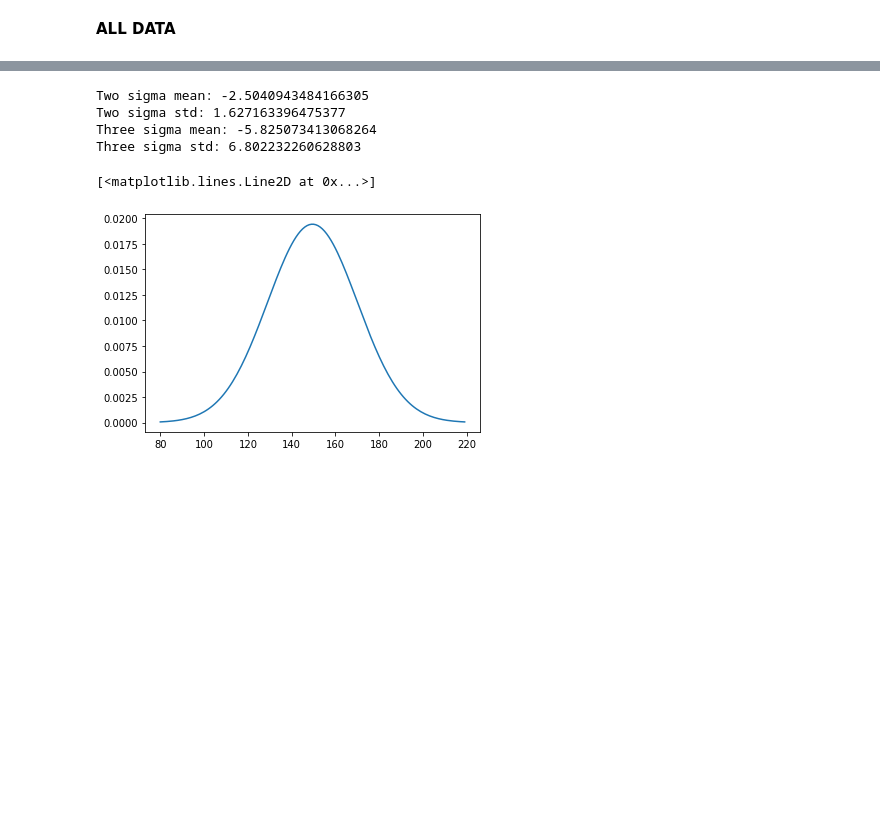
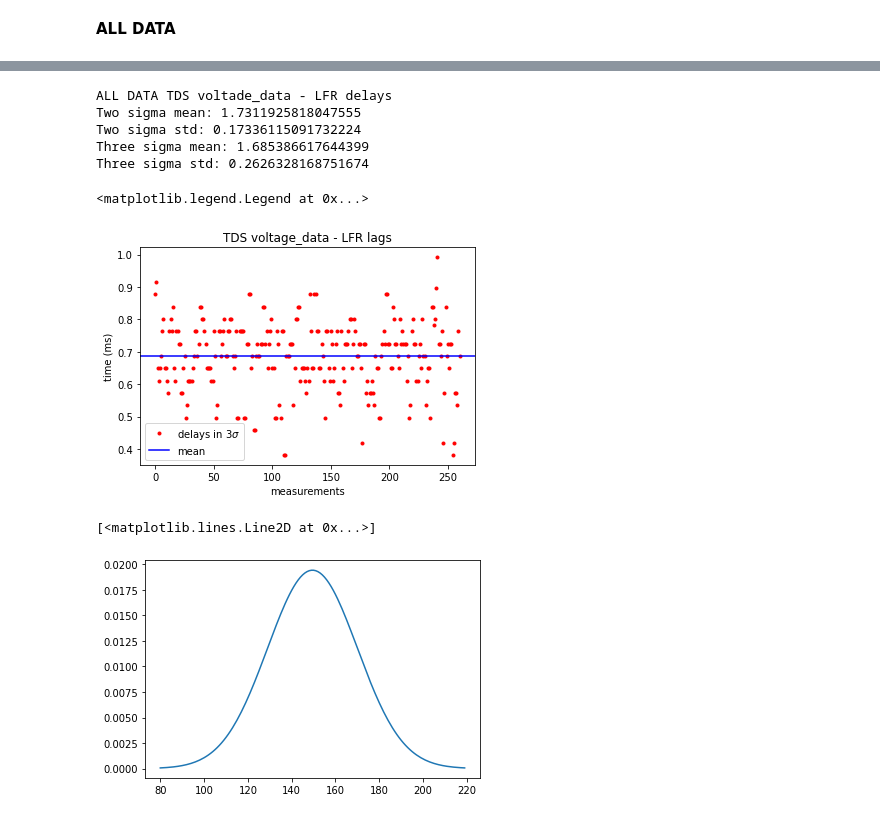
Before and after one commit to formanet415/tds-lfr_calibration, a Jupyter notebook: UPF_test2.ipynb, the cells around one changed output, grey strips where cells are left out. Saved outputs shown, nothing was run; the diff lists cells and outputs as text; code cells hidden in the pictures; blank space fills up the shorter version.

```diff
--- a/UPF_test2.ipynb
+++ b/UPF_test2.ipynb
@@ -253,14 +329,26 @@ plt.plot(twosigma/lsp, 'b.')
 # %%
+print('ALL DATA TDS voltade_data - LFR delays')
 print('Two sigma mean: ' + str(np.mean(twosigma/lsp)))
 print('Two sigma std: ' + str(np.std(twosigma/lsp,ddof=1)))
 
 print('Three sigma mean: ' + str(np.mean(threesigma/lsp)))
 print('Three sigma std: ' + str(np.std(threesigma/lsp,ddof=1)))
 # %% [output]
-Two sigma mean: -2.5040943484166305
-Two sigma std: 1.627163396475377
-Three sigma mean: -5.825073413068264
-Three sigma std: 6.802232260628803
+ALL DATA TDS voltade_data - LFR delays
+Two sigma mean: 1.7311925818047555
+Two sigma std: 0.17336115091732224
+Three sigma mean: 1.685386617644399
+Three sigma std: 0.2626328168751674
+# %%
+plt.plot(10e3*threesigma, 'r.')
+plt.title('TDS voltage_data - LFR lags')
+plt.xlabel('measurements')
+plt.ylabel('time (ms)')
+plt.axhline(y = 10e3*threesigma.mean(), color = 'b', linestyle = '-')
+plt.legend(['delays in 3$\sigma$', 'mean'])
+# %% [output]
+<matplotlib.legend.Legend at 0x...>
+[figure, added]
 # %%
 ####################################################################################################################
 #  3 sigma 99.7%
```
Also changed, not shown: parts of 23 cells of this notebook, 24 other files.
